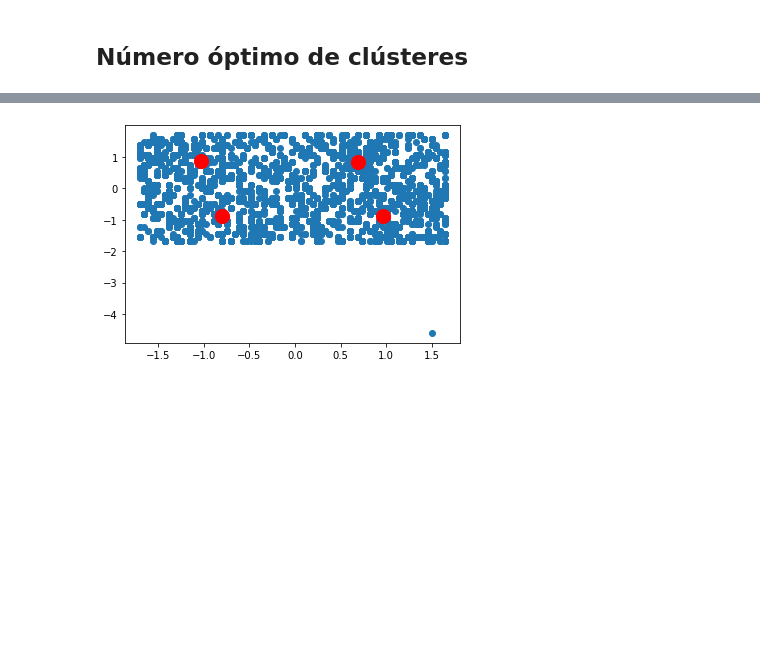
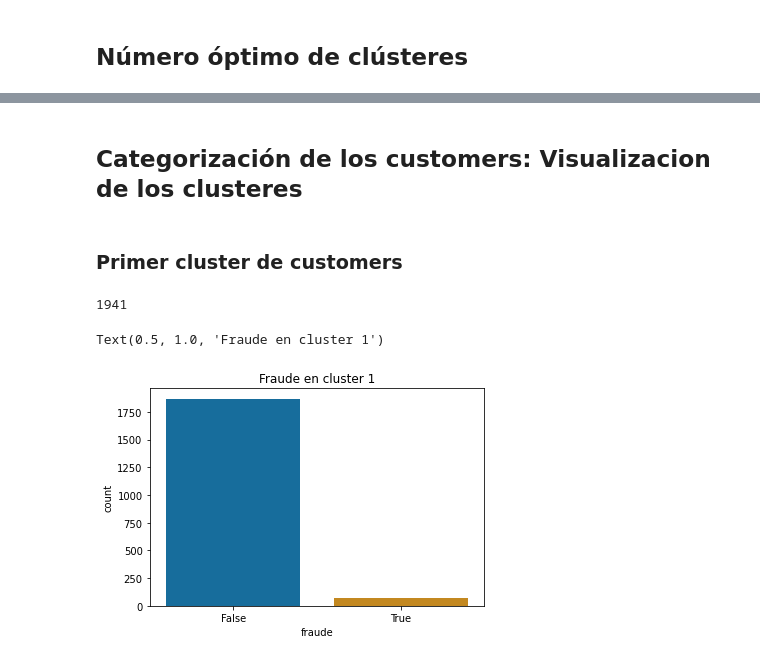
Before and after one commit to gloria1798/neural-nala-challenge, a Jupyter notebook: notebooks/categorization_customer.ipynb, the cells around one changed output, grey strips where cells are left out. Saved outputs shown, nothing was run; the diff lists cells and outputs as text; code cells hidden in the pictures; blank space fills up the shorter version.

```diff
--- a/notebooks/categorization_customer.ipynb
+++ b/notebooks/categorization_customer.ipynb
@@ -170,22 +158,15 @@ datos_costumer2.head()
-# %%
-kmeans = KMeans(n_clusters = 4,                 # Set amount of clusters
-                init = 'k-means++',             # Initialization method for kmeans
-                max_iter = 300,                 # Maximum number of iterations
-                n_init = 10,                    # Choose how often algorithm will run with different centroid
-                random_state = 0)               # Choose random state for reproducibility
-
-pred_y = kmeans.fit_predict(X)
-
-
-# Plot the data
-plt.scatter(X[:,0],
-            X[:,1])
-
-# Plot the clusters
-plt.scatter(kmeans.cluster_centers_[:, 0],
-            kmeans.cluster_centers_[:, 1],
-            s=200,                             # Set centroid size
-            c='red')                           # Set centroid color
-plt.show()
-# %% [output]
-[figure, removed]
+# %% [markdown]
+## **Categorización de los customers: Visualizacion de los clusteres**
+# %% [markdown]
+### Primer cluster de customers
+# %%
+costumer_cluster1 = data_prep_customer[data_prep_customer['label']==0]
+len(costumer_cluster1)
+# %% [output]
+1941
+# %%
+sns.countplot(x='fraude', data = costumer_cluster1, palette='colorblind')
+plt.title("Fraude en cluster 1")
+# %% [output]
+Text(0.5, 1.0, 'Fraude en cluster 1')
+[figure, added]
```
Also changed, not shown: parts of 31 cells of this notebook, 1 other file.
